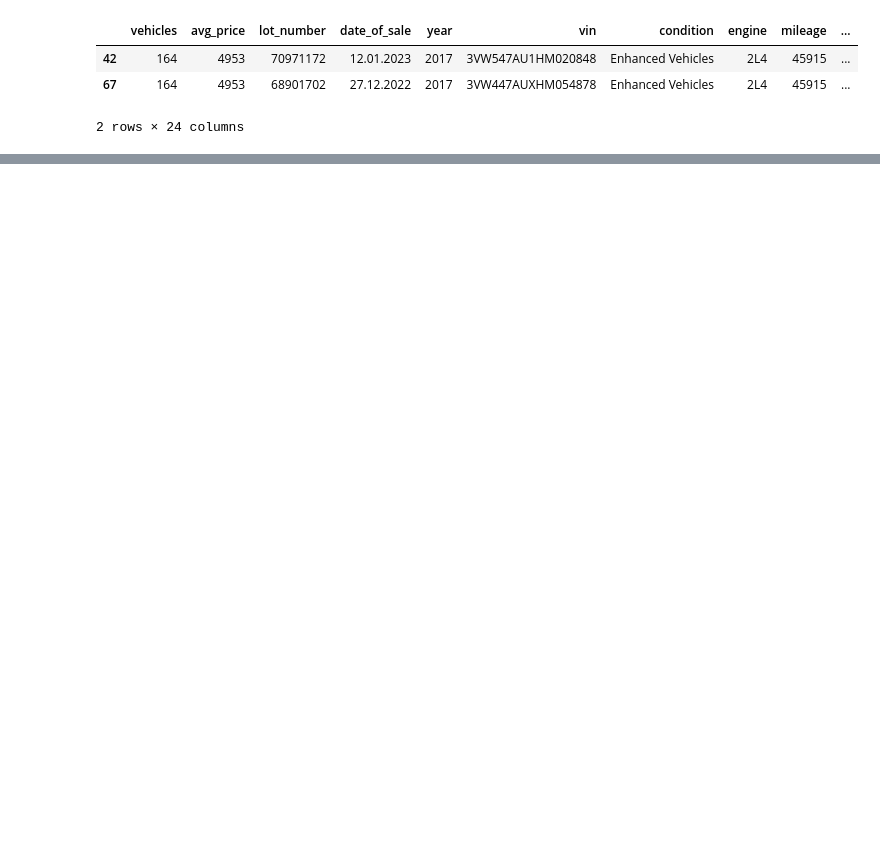
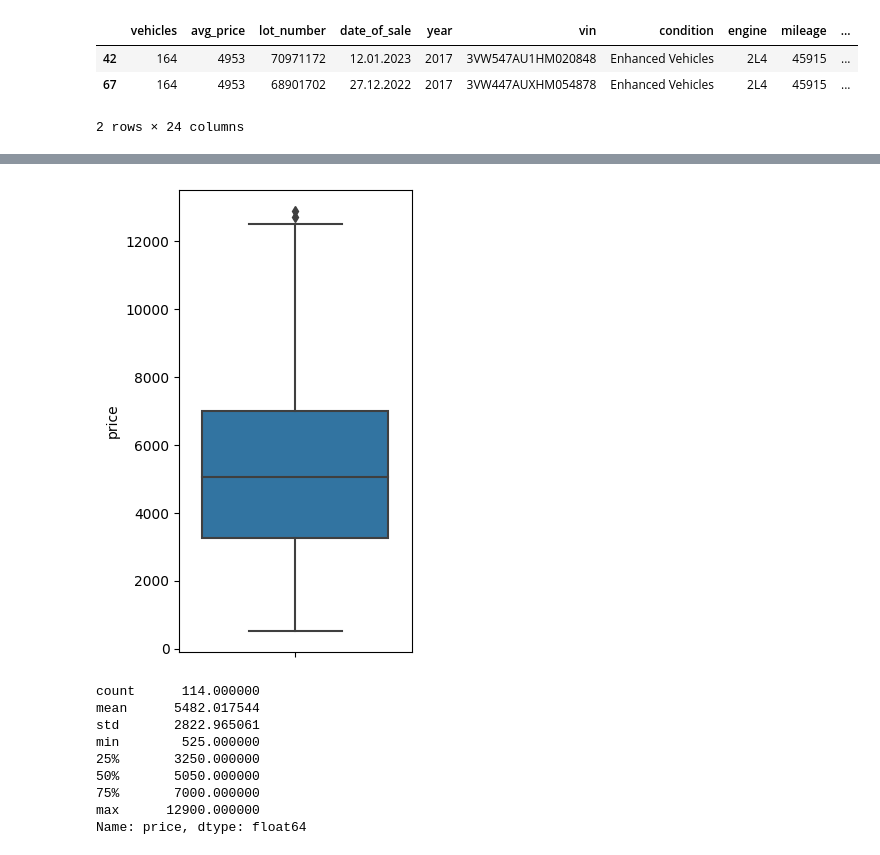
Before and after one commit to areg-hovakimyan/car-data, a Jupyter notebook: parsing_saled_car_data.ipynb, the cells around one changed output, grey strips where cells are left out. Saved outputs shown, nothing was run; the diff lists cells and outputs as text; code cells hidden in the pictures; blank space fills up the shorter version.

```diff
--- a/parsing_saled_car_data.ipynb
+++ b/parsing_saled_car_data.ipynb
@@ -419,2 +445,18 @@ df.loc[df['keys'] == 'Exempt']
+# %%
+plt.figure(figsize=(3, 6))
+plot = sns.boxplot(df, y  = 'price')
+plt.show()
+df['price'].describe()
+# %% [output]
+[figure, added]
+count      114.000000
+mean      5482.017544
+std       2822.965061
+min        525.000000
+25%       3250.000000
+50%       5050.000000
+75%       7000.000000
+max      12900.000000
+Name: price, dtype: float64
 # %%
 df.to_csv('volkswagen_gti_2017-2020.csv', index= False)
```
Also changed, not shown: parts of 5 cells of this notebook.
